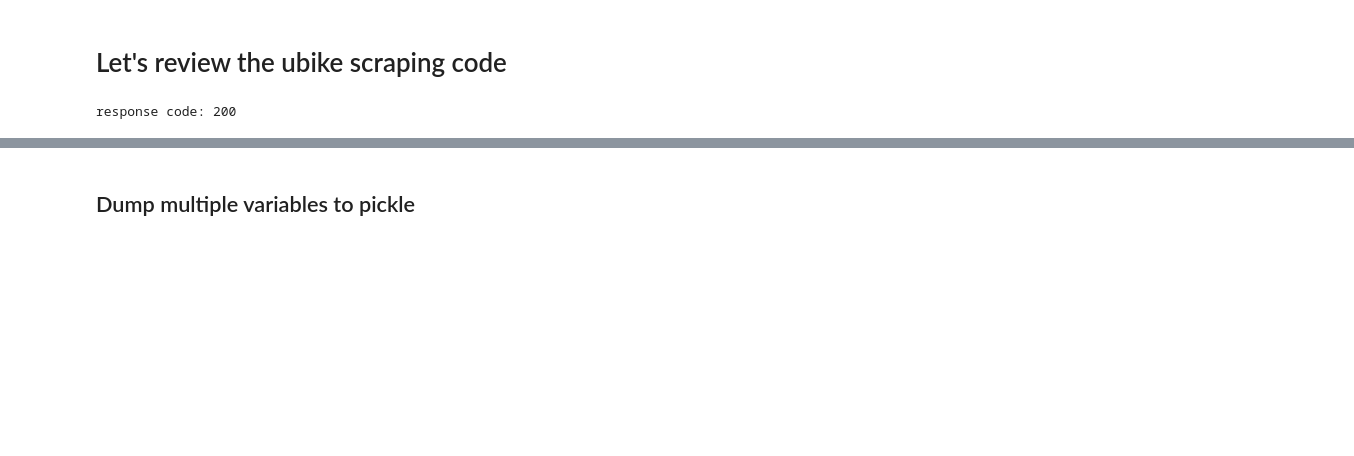
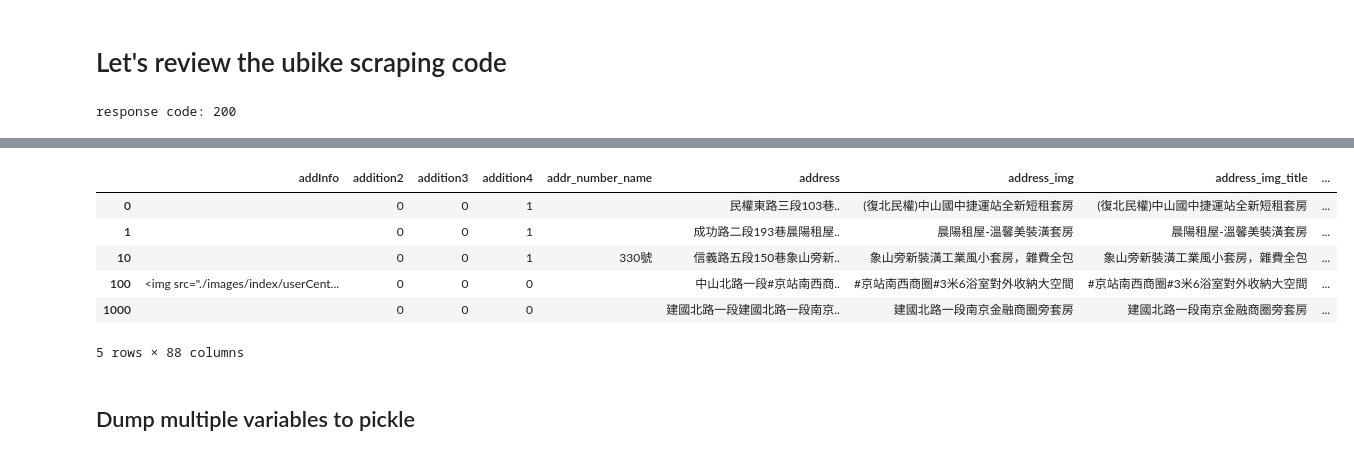
Before and after one commit to p4css/PSS107, a Jupyter notebook: P06_get_web_json.ipynb, the cells around one changed output, grey strips where cells are left out. Drawn from its saved outputs; the diff is of its cells as text; code cells hidden in the pictures; blank space fills up the shorter version.

```diff
--- a/P06_get_web_json.ipynb
+++ b/P06_get_web_json.ipynb
@@ -195,3 +252,15 @@ with open('rent_591.json', 'w') as outfile:
+# %%
+with open("df_to_json.json") as fin:
+    data2 = pd.read_json(fin)
+data2.head()
+# %% [output]
+|  | addInfo | addition2 | addition3 | addition4 | addr_number_name | address | address_img | address_img_title | ... |
+| 0 |  | 0 | 0 | 1 |  | 民權東路三段103巷.. | (復北民權)中山國中捷運站全新短租套房 | (復北民權)中山國中捷運站全新短租套房 | ... |
+| 1 |  | 0 | 0 | 1 |  | 成功路二段193巷晨陽租屋.. | 晨陽租屋-溫馨美裝潢套房 | 晨陽租屋-溫馨美裝潢套房 | ... |
+| 10 |  | 0 | 0 | 1 | 330號 | 信義路五段150巷象山旁新.. | 象山旁新裝潢工業風小套房，雜費全包 | 象山旁新裝潢工業風小套房，雜費全包 | ... |
+| 100 | <img src="./images/index/userCent... | 0 | 0 | 0 |  | 中山北路一段#京站南西商.. | #京站南西商圈#3米6浴室對外收納大空間 | #京站南西商圈#3米6浴室對外收納大空間 | ... |
+| 1000 |  | 0 | 0 | 0 |  | 建國北路一段建國北路一段南京.. | 建國北路一段南京金融商圈旁套房 | 建國北路一段南京金融商圈旁套房 | ... |
+5 rows × 88 columns
 # %% [markdown]
 ## Dump multiple variables to pickle
 # %%
```
Also changed, not shown: parts of 47 cells of this notebook.
